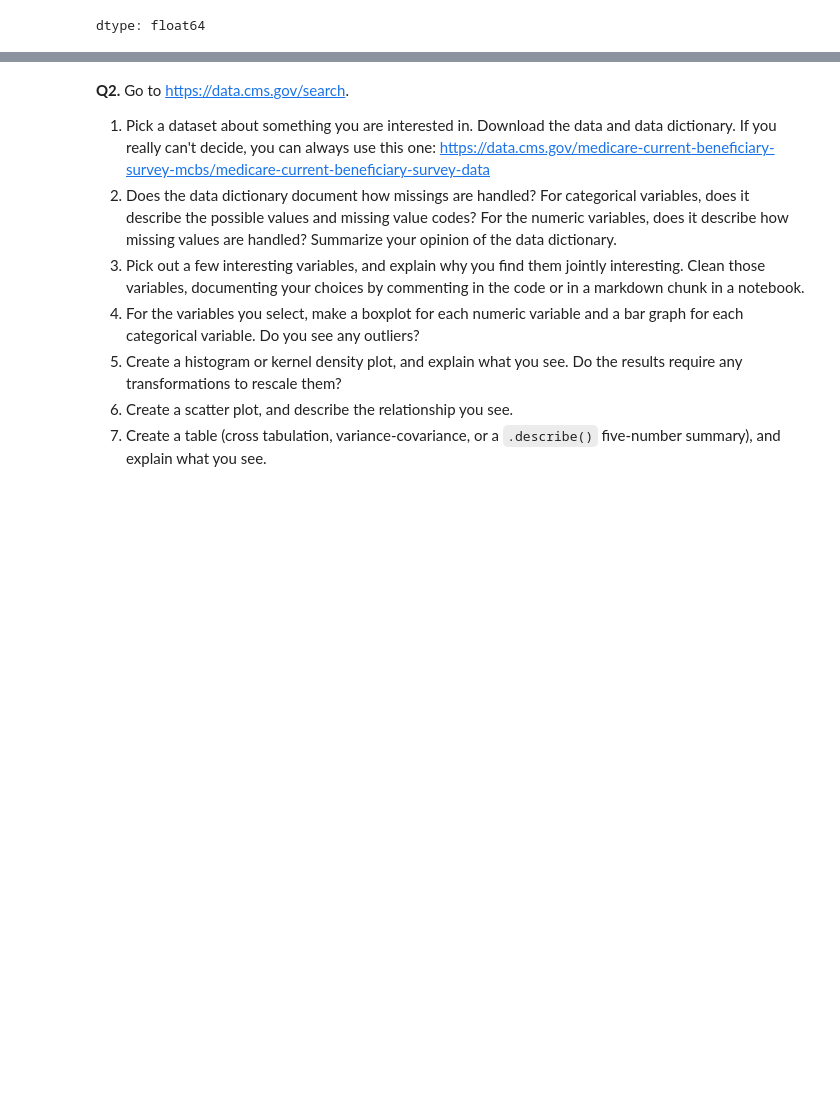
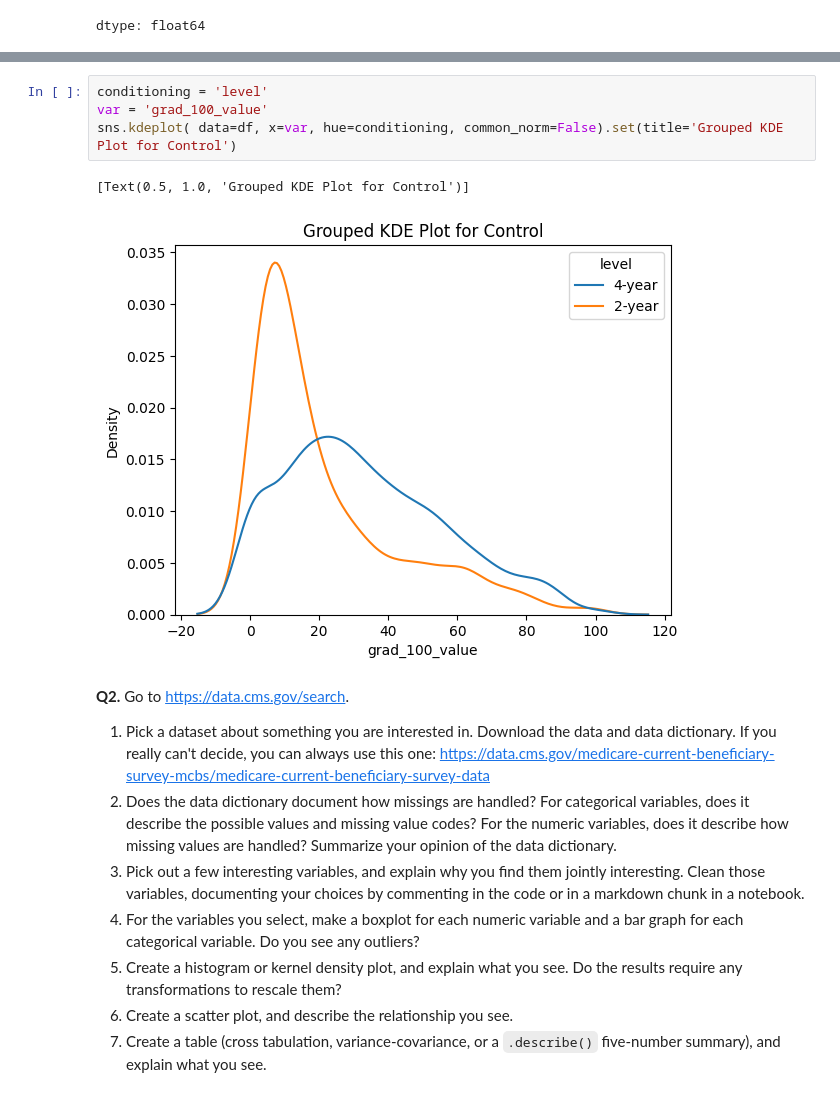
Before and after one commit to Nithil-Suresh/visualization, a Jupyter notebook: assignment/assignment.ipynb, the cells around one changed output, grey strips where cells are left out. Drawn from its saved outputs; the diff is of its cells as text; blank space fills up the shorter version.

```diff
--- a/assignment/assignment.ipynb
+++ b/assignment/assignment.ipynb
@@ -127,3 +136,10 @@ dtype: float64
+# %%
+conditioning = 'level'
+var = 'grad_100_value'
+sns.kdeplot( data=df, x=var, hue=conditioning, common_norm=False).set(title='Grouped KDE Plot for Control')
+# %% [output]
+[Text(0.5, 1.0, 'Grouped KDE Plot for Control')]
+[figure, added]
 # %% [markdown]
 **Q2.** Go to https://data.cms.gov/search.
 1. Pick a dataset about something you are interested in. Download the data and data dictionary. If you really can't decide, you can always use this one: https://data.cms.gov/medicare-current-beneficiary-survey-mcbs/medicare-current-beneficiary-survey-data
```
Also changed, not shown: parts of 2 cells of this notebook.
